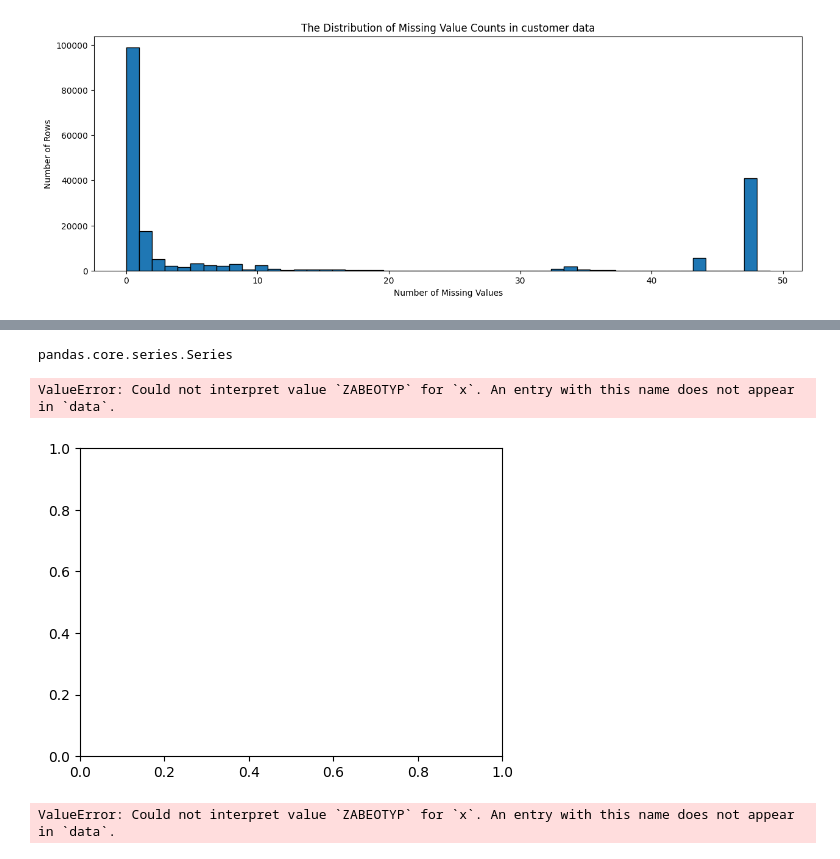
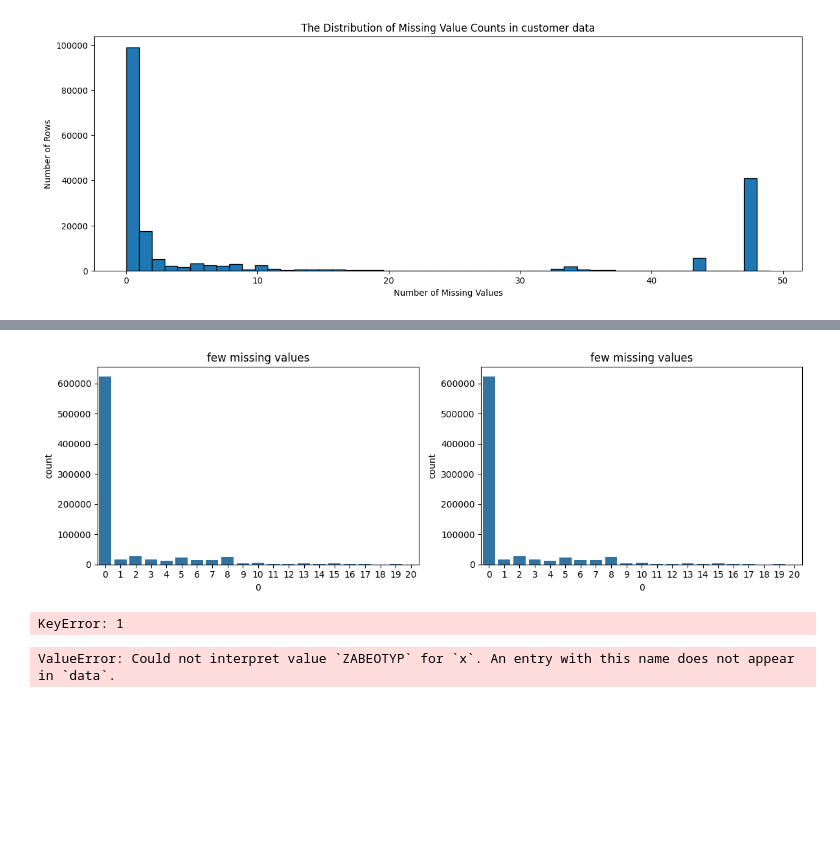
Before and after one commit to EssaAlsharif/Identify-Customer-Segments, a Jupyter notebook: Identify_Customer_Segments.ipynb, the cells around one changed output, grey strips where cells are left out. Cells and saved outputs as stored; diff of their text form; code cells hidden in the pictures; blank space fills up the shorter version.

```diff
--- a/Identify_Customer_Segments.ipynb
+++ b/Identify_Customer_Segments.ipynb
@@ -527,6 +553,2 @@ dtype: int64
 # %%
 comparing_columns= ['ZABEOTYP' , 'LP_FAMILIE_FEIN', 'GFK_URLAUBERTYP' , 'ALTERSKATEGORIE_GROB' , 'PLZ8_ANTG3']
-# %%
-type(row_few_missing_customer_data)
-# %% [output]
-pandas.core.series.Series
@@ -537,23 +563,23 @@ df_row_many_missing_customer_data = row_many_missing_customer_data.to_frame()
 # %%
-def compare_distributions (few_missing_data,many_missing_data,comparing_column):
+def compare_distributions (comparing_column):
     plt.figure(figsize=(12,4))
     plt.subplot(1, 2, 1)
-    sns.countplot(x=comparing_column, data=few_missing_data)
-    plt.title(f'{comparing_column} - Few Missing Rows')
-    plt.xticks(rotation=45)
+    sns.countplot(x=comparing_column, data=df_row_few_missing_general_data)
+    plt.title('few missing values')
 
     plt.subplot(1, 2, 2)
-    sns.countplot(x=comparing_column, data=many_missing_data)
-    plt.title(f'{comparing_column} - Many Missing Rows')
-    plt.xticks(rotation=45)
+    sns.countplot(x=comparing_column, data=df_row_many_missing_general_data)
+    plt.title('many missing values')
 
     plt.tight_layout()
     plt.show()
-# %%
-compare_distributions (df_row_few_missing_customer_data,df_row_many_missing_customer_data,comparing_columns[0])
-# %% [output]
-ValueError: Could not interpret value `ZABEOTYP` for `x`. An entry with this name does not appear in `data`.
-[figure, removed]
+# %%
+
+for i in range(df_row_few_missing_general_data.size):
+    compare_distributions(df_row_few_missing_general_data[i])
+# %% [output]
+[figure, added]
+KeyError: 1
 # %%
     plt.figure(figsize=(12,4))
     plt.subplot(1, 2, 1)
```
Also changed, not shown: parts of 10 cells of this notebook.
